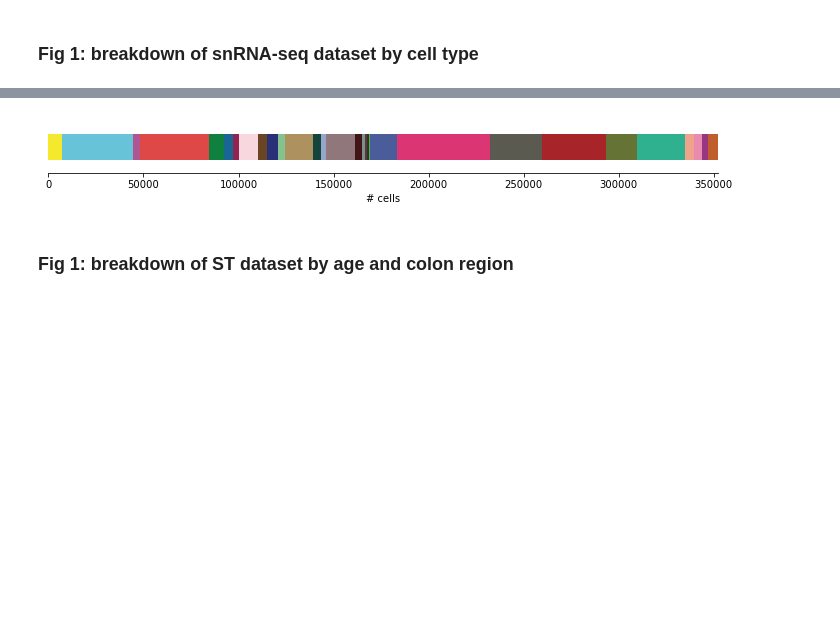
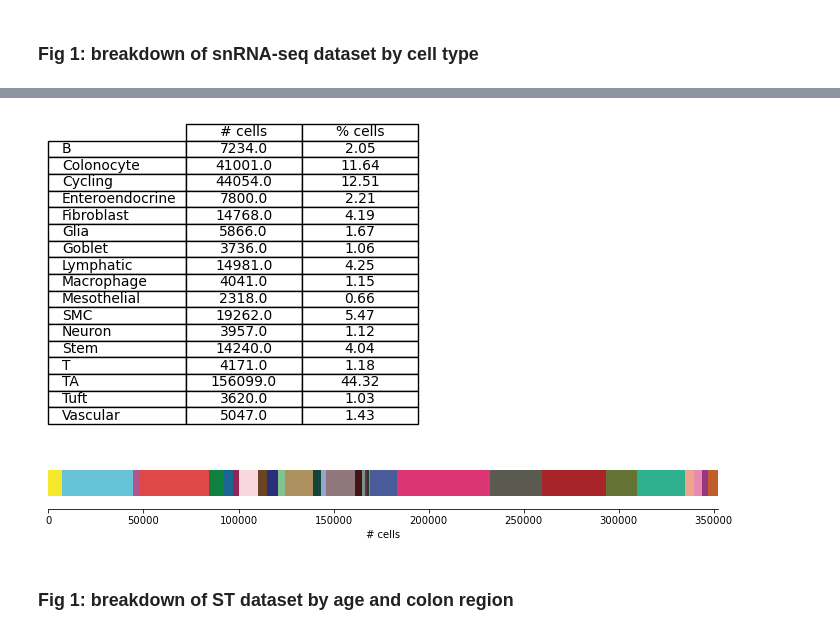
Before and after one commit to adaly/cSplotch, a Jupyter notebook: notebooks/fig1_dataset_composition.ipynb, the cells around one changed output, grey strips where cells are left out. Drawn from its saved outputs; the diff is of its cells as text; code cells hidden in the pictures; blank space fills up the shorter version.

```diff
--- a/notebooks/fig1_dataset_composition.ipynb
+++ b/notebooks/fig1_dataset_composition.ipynb
@@ -139,3 +201,14 @@ plt.savefig('fig1_sndata_composition_k17.svg')
+# %%
+# Tabular version of numbers/percentages of cells
+df2 = pd.DataFrame({'# cells': df_cpt.loc[0,:], '% cells': np.round(df_cpt.loc[0,:]/len(adata_snrna) * 100, 2)},
+                   index=df_cpt.columns)
+fig, ax = plt.subplots(figsize=(3,3))
+ax.axis('off')
+pd.plotting.table(ax, df2, loc='center', cellLoc='center')
+df2.to_csv('stable1_sndata_composition_k17_table.csv')
+plt.savefig('sfig1_sndata_composition_k17_table.svg')
+# %% [output]
+[figure, added]
 # %%
 counts_per_type = {}
 for ct in p_colors.keys():
```
Also changed, not shown: parts of 2 cells of this notebook, 4 other files.
